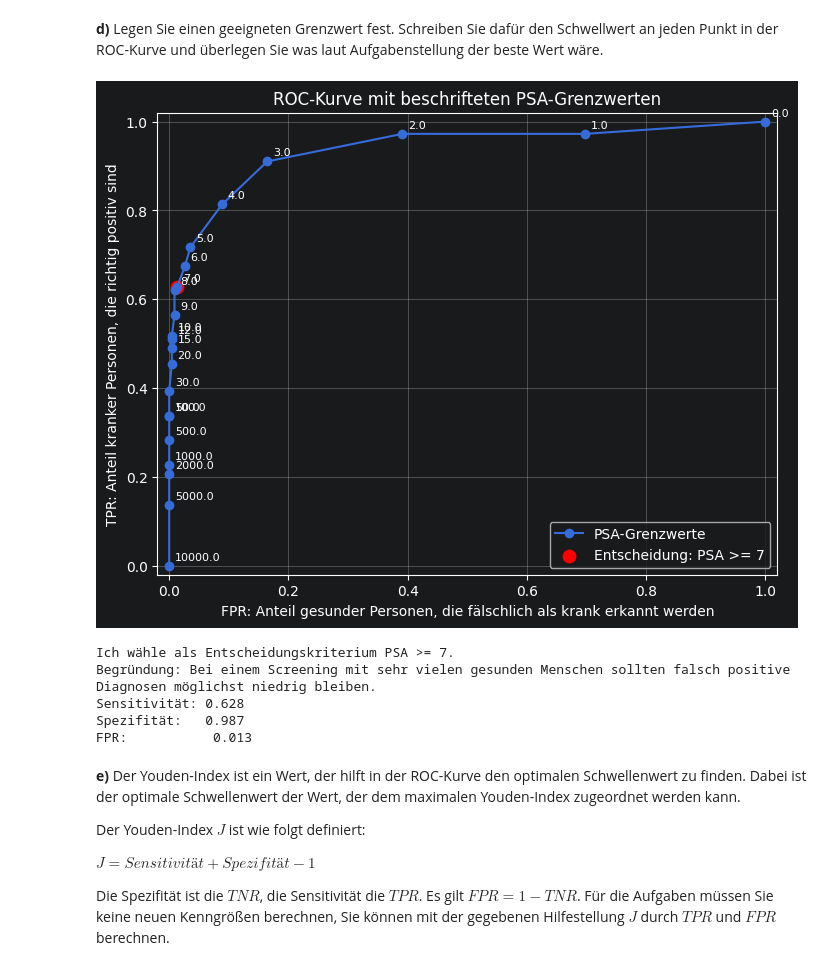
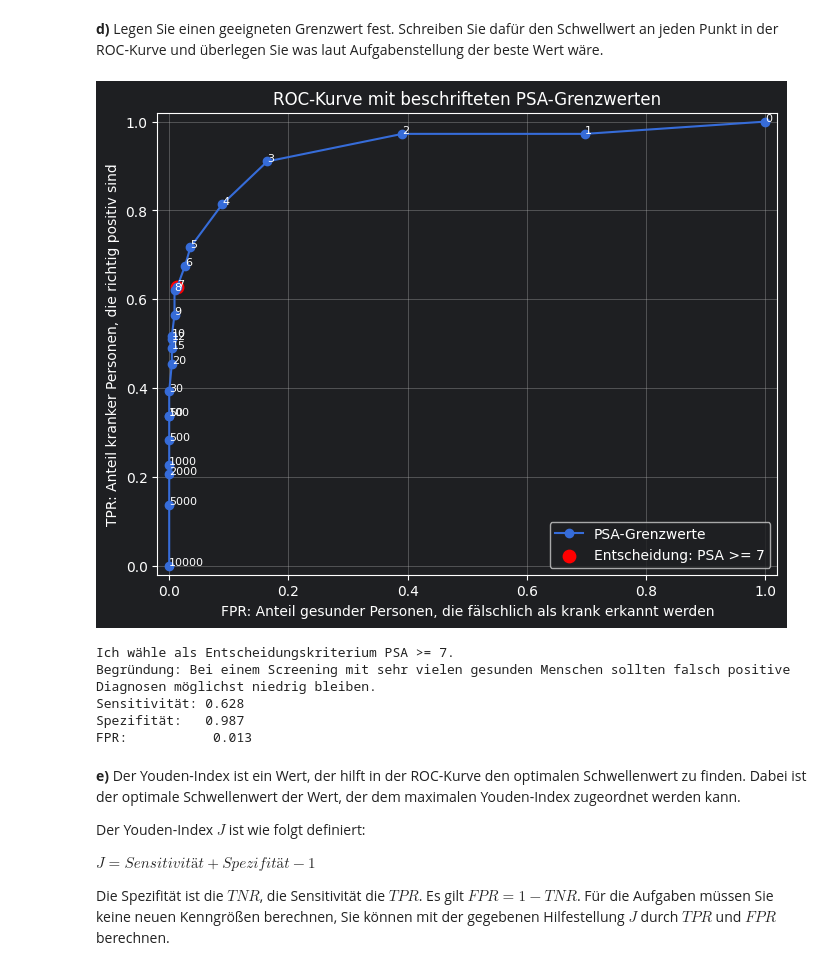
Before and after one commit to Toyo1234/Master-Studium-Semester-1, a Jupyter notebook: Data Mining/Übung 7/Übung7.ipynb, the cells around one changed output. Drawn from its saved outputs; the diff is of its cells as text; code cells hidden in the pictures.

```diff
--- a/Data Mining/Übung 7/Übung7.ipynb
+++ b/Data Mining/Übung 7/Übung7.ipynb
@@ -300,44 +300,34 @@ __d)__ Legen Sie einen geeigneten Grenzwert fest. Schreiben Sie dafür den Schwe
 # %%
 entscheidungs_schwelle = 7
 punkt = roc_psa[roc_psa["Schwelle"] == entscheidungs_schwelle].iloc[0]
-
 plt.figure(figsize=(8, 6))
 plt.plot(roc_psa["FPR"], roc_psa["TPR"], marker="o", label="PSA-Grenzwerte")
 
-for i in range(len(roc_psa)):
-    row = roc_psa.iloc[i]
-    plt.annotate(
-        str(row["Schwelle"]),
-        (row["FPR"], row["TPR"]),
-        textcoords="offset points",
-        xytext=(4, 4),
-        fontsize=8
-    )
+for schwelle, fpr, tpr in zip(roc_psa["Schwelle"], roc_psa["FPR"], roc_psa["TPR"]):
+    plt.text(fpr, tpr, str(schwelle), fontsize=8)
 
 plt.scatter(
     punkt["FPR"],
     punkt["TPR"],
     color="red",
     s=80,
     label=f"Entscheidung: PSA >= {entscheidungs_schwelle}"
 )
-
 plt.xlabel("FPR: Anteil gesunder Personen, die fälschlich als krank erkannt werden")
 plt.ylabel("TPR: Anteil kranker Personen, die richtig positiv sind")
 plt.title("ROC-Kurve mit beschrifteten PSA-Grenzwerten")
 plt.xlim(-0.02, 1.02)
 plt.ylim(-0.02, 1.02)
 plt.grid(True)
 plt.legend()
 plt.show()
-
 print(f"Ich wähle als Entscheidungskriterium PSA >= {entscheidungs_schwelle}.")
 print("Begründung: Bei einem Screening mit sehr vielen gesunden Menschen sollten falsch positive Diagnosen möglichst niedrig bleiben.")
 print(f"Sensitivität: {punkt['TPR']:.3f}")
 print(f"Spezifität:   {punkt['Spezifität']:.3f}")
 print(f"FPR:           {punkt['FPR']:.3f}")
 # %% [output]
-[figure, old version]
+[figure, new version]
 Ich wähle als Entscheidungskriterium PSA >= 7.
 Begründung: Bei einem Screening mit sehr vielen gesunden Menschen sollten falsch positive Diagnosen möglichst niedrig bleiben.
 Sensitivität: 0.628
```
Also changed, not shown: 2 other files.
